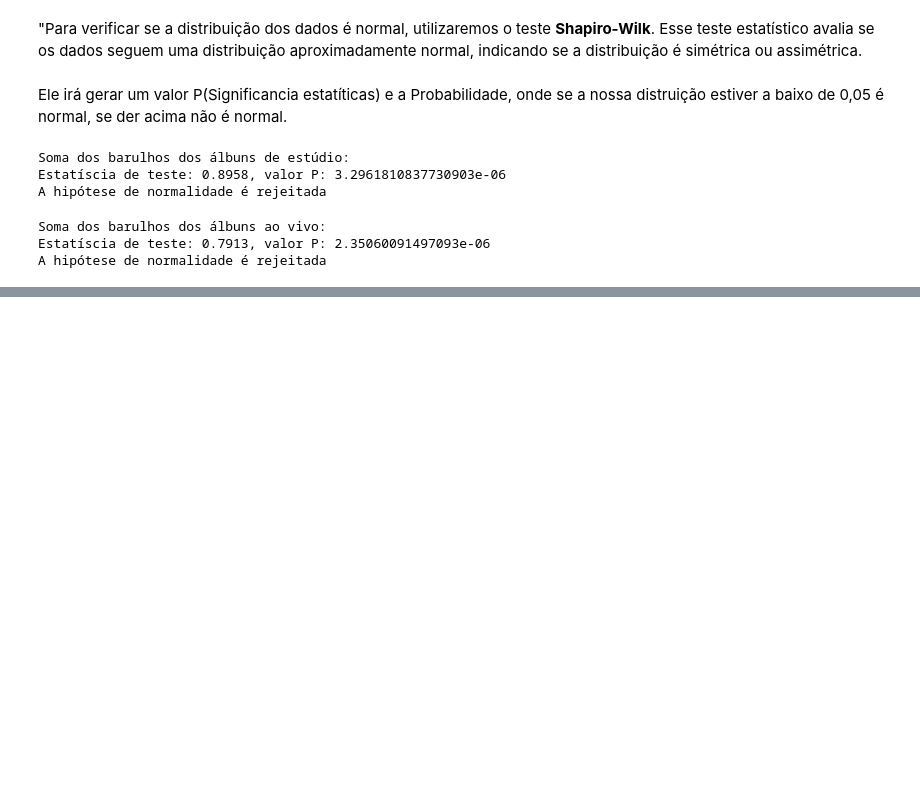
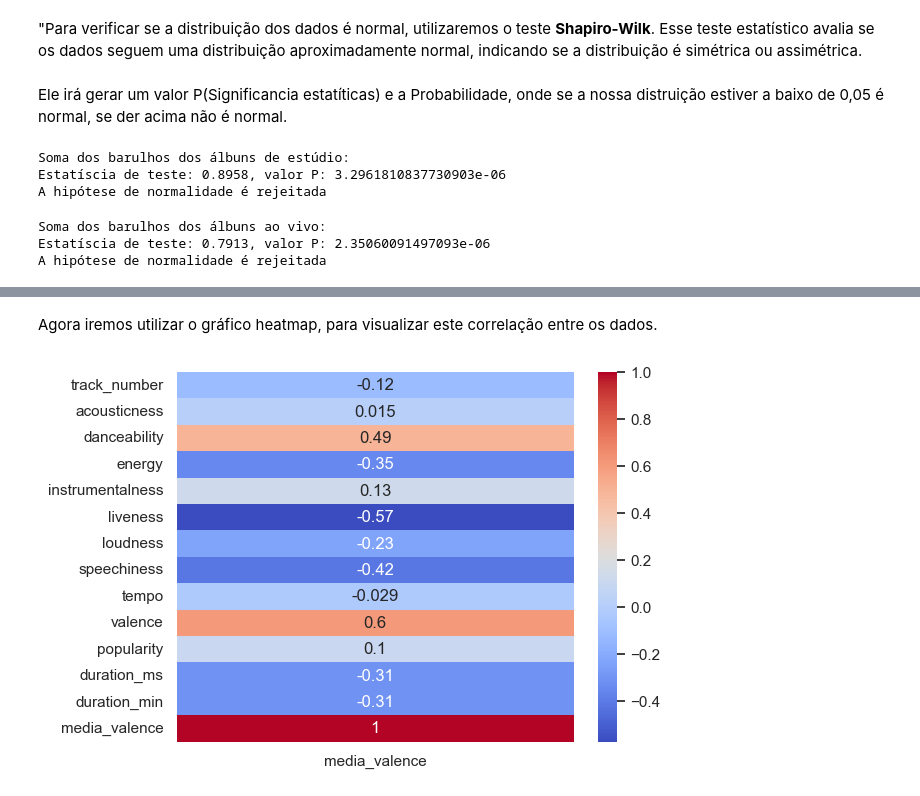
Before and after one commit to CorsiIsa/PosTech-Machine_Learng_And_Times_Series, a Jupyter notebook: analise_exploratoria.ipynb, the cells around one changed output, grey strips where cells are left out. Saved outputs shown, nothing was run; the diff lists cells and outputs as text; code cells hidden in the pictures; blank space fills up the shorter version.

Commit message:
feat: Conhecendo um pouco mais sobre análise de correlação entre as variáveis da nossa base de dados.

```diff
--- a/analise_exploratoria.ipynb
+++ b/analise_exploratoria.ipynb
@@ -483,0 +524,8 @@ A hipótese de normalidade é rejeitada
+# %%
+media_por_album = df_rolling_stones.groupby('album')['valence'].mean().reset_index()
+
+media_por_album = media_por_album.rename(columns={'valence': 'media_valence'})
+
+media_por_album['sentimento'] = ["positivo" if v > 0.6 else "negativo" for v in media_por_album['media_valence']]
+
+media_por_album.groupby('sentimento')['sentimento'].count()
@@ -483,0 +547,4 @@ A hipótese de normalidade é rejeitada
+# %%
+df_resultado_final = pd.merge( df_rolling_stones, media_por_album, on='album')
+
+df_resultado_final.head(2)
@@ -483,0 +557,4 @@ A hipótese de normalidade é rejeitada
+# %%
+matriz_correlacao = df_resultado_final.select_dtypes(include='number').corr()
+correlacao_sentimento = matriz_correlacao['media_valence']
+display(correlacao_sentimento)
@@ -483,0 +577,7 @@ A hipótese de normalidade é rejeitada
+# %% [markdown]
+Agora iremos utilizar o gráfico heatmap, para visualizar este correlação entre os dados.
+# %%
+sns.heatmap(correlacao_sentimento.to_frame(), annot=True, cmap="coolwarm")
+plt.show()
+# %% [output]
+[figure, added]
```
Also changed, not shown: parts of 19 cells of this notebook.
